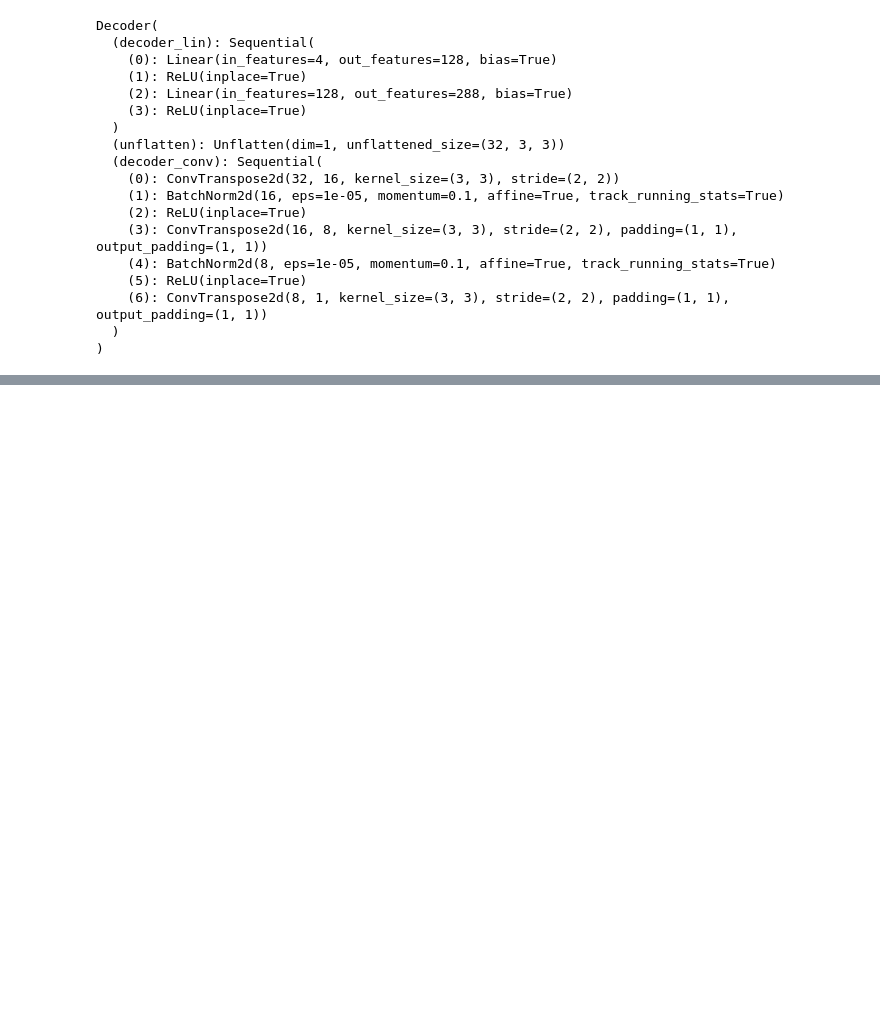
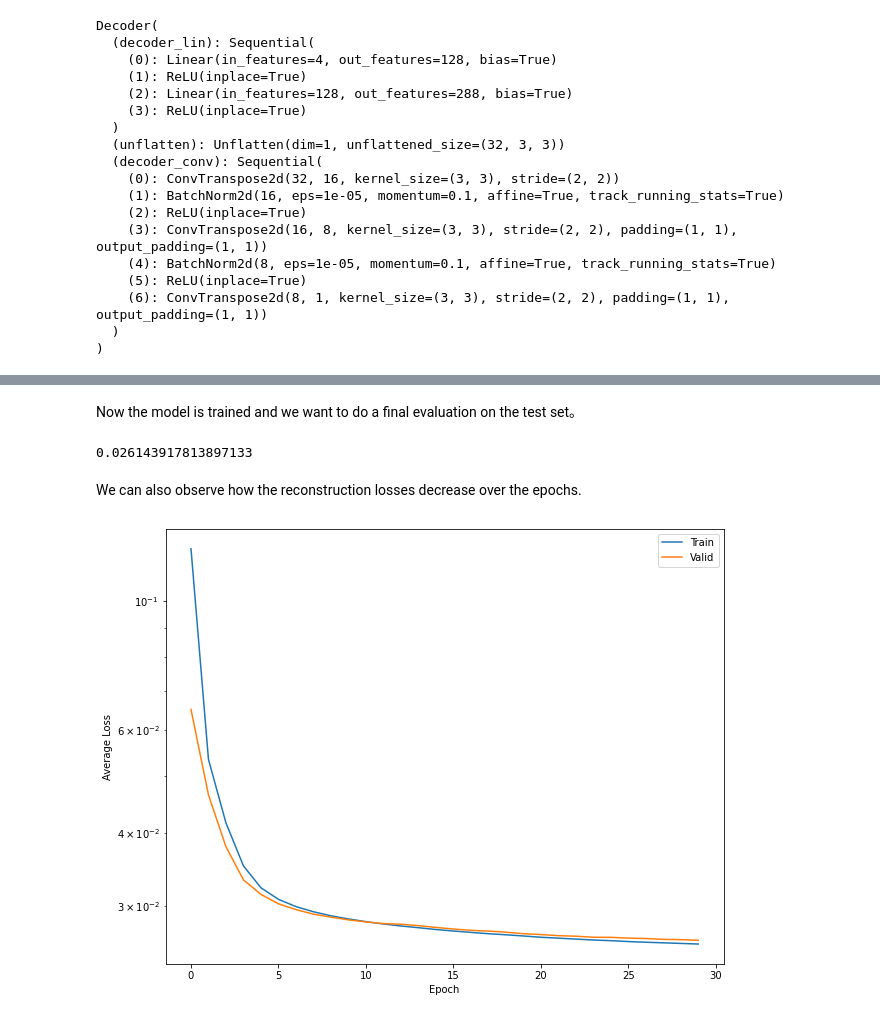
Before and after one commit to geek-yang/pilot-ML, a Jupyter notebook: transformer/convolutional_autoencoder.ipynb, the cells around one changed output, grey strips where cells are left out. Saved outputs shown, nothing was run; the diff lists cells and outputs as text; code cells hidden in the pictures; blank space fills up the shorter version.

```diff
--- a/transformer/convolutional_autoencoder.ipynb
+++ b/transformer/convolutional_autoencoder.ipynb
@@ -190,0 +382,21 @@ def train_epoch(encoder, decoder, device, dataloader, loss_fn, optimizer):
+# %% [markdown]
+Now the model is trained and we want to do a final evaluation on the test set。
+# %%
+test_epoch(encoder,decoder,device,test_loader,loss_fn).item()
+# %% [output]
+0.026143917813897133
+# %% [markdown]
+We can also observe how the reconstruction losses decrease over the epochs.
+# %%
+# Plot losses
+plt.figure(figsize=(10,8))
+plt.semilogy(diz_loss['train_loss'], label='Train')
+plt.semilogy(diz_loss['val_loss'], label='Valid')
+plt.xlabel('Epoch')
+plt.ylabel('Average Loss')
+#plt.grid()
+plt.legend()
+#plt.title('loss')
+plt.show()
+# %% [output]
+[figure, added]
```
Also changed, not shown: parts of 11 cells of this notebook.
